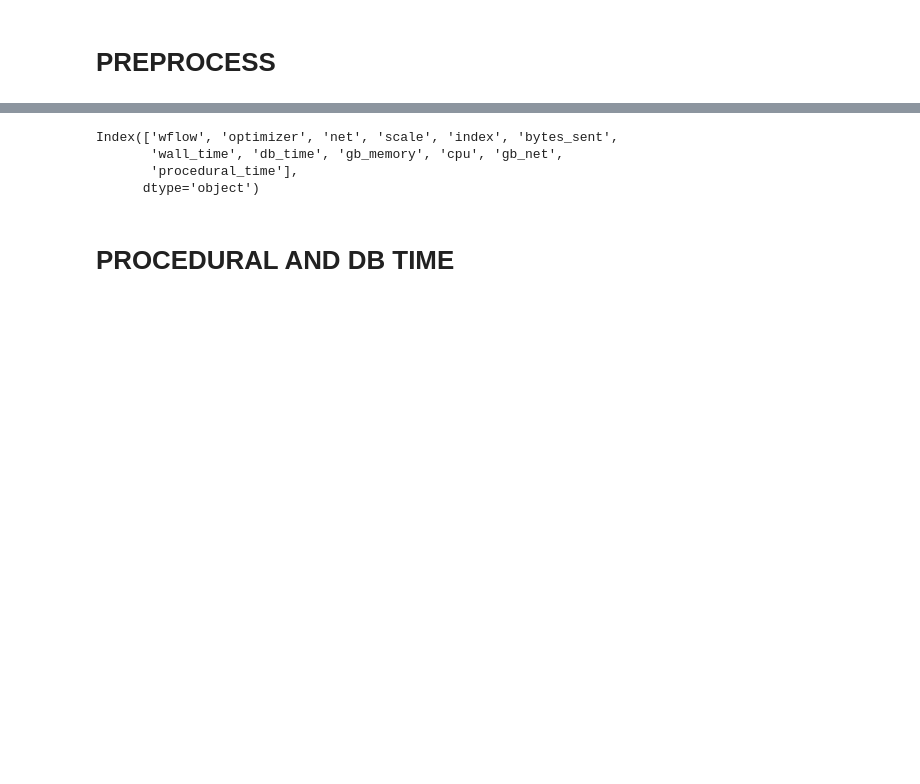
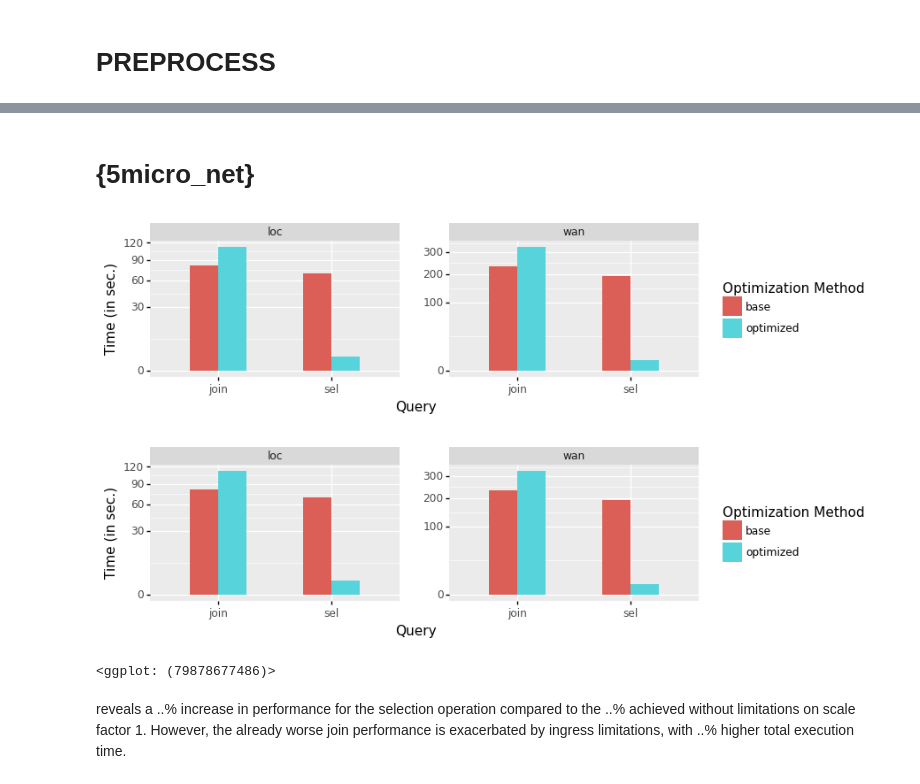
Before and after one commit to yoreei/p2d2, a Jupyter notebook: docs/5micro_net.ipynb, the cells around one changed output, grey strips where cells are left out. Saved outputs shown, nothing was run; the diff lists cells and outputs as text; code cells hidden in the pictures; blank space fills up the shorter version.

```diff
--- a/docs/5micro_net.ipynb
+++ b/docs/5micro_net.ipynb
@@ -64,16 +58,38 @@ interproc=micro.drop(columns=['rep'])
 # %%
-overview = interproc.groupby(by=factors).first().reset_index().drop(columns=['exitcode', 'snapshot_idx'])
-overview['scale'] = overview['scale'].astype('str')
+overview = df.groupby(by=factors).first().reset_index()
 overview.columns
+overview = overview[["wflow", "optimizer", "net", "shared_wall_time"]]
-# %% [output]
-Index(['wflow', 'optimizer', 'net', 'scale', 'index', 'bytes_sent',
-       'wall_time', 'db_time', 'gb_memory', 'cpu', 'gb_net',
-       'procedural_time'],
-      dtype='object')
-# %% [markdown]
-# PROCEDURAL AND DB TIME
+# %%
+plot_df = overview
+# %% [markdown]
+# {5micro_net}
+# %%
+plot_df["wflow"] = plot_df["wflow"].replace("micro_join.py", "join")
+plot_df["wflow"] = plot_df["wflow"].replace("micro_sel.py", "sel")
+plot_df["wflow"] = plot_df["wflow"].replace("micro_proj.py", "proj")
+plot_df["wflow"] = plot_df["wflow"].replace("micro_max.py", "max")
+# %%
+plot = (
+        ggplot(plot_df, aes('wflow', y='shared_wall_time', fill='optimizer'))
+        + geom_col(width = 0.5, position = "dodge")
+        #+ scale_fill_manual(values=cdict)
+        + scale_y_sqrt()
+        + labs(fill="Optimization Method")
+        + facet_wrap('~ net', scales='free_y', nrow=1, dir='v')
+        + xlab("Query")
+        + ylab("Time (in sec.)")
+       # + theme(figure_size=(8, 2))
+               #subplots_adjust={'hspace': 1, 'wspace': 0.25})
+        + theme(figure_size=(8, 2), subplots_adjust={'wspace': 0.20})
+    )
 # %%
-plot.save("specific-plots/5end_to_end.png")
+plot.save("specific-plots/5micro_net.png")
 matplot = plot.draw()
-tikzplotlib.save('specific-plots/5end_to_end.tikz', figure=matplot)
+tikzplotlib.save('specific-plots/5micro_net.tikz', figure=matplot)
 display(plot)
+# %% [output]
+[figure, added]
+[figure, added]
+<ggplot: (79878677486)>
+# %% [markdown]
+reveals a ..\% increase in performance for the selection operation compared to the ..\% achieved without limitations on scale factor 1. However, the already worse join performance is exacerbated by ingress limitations, with ..\% higher total execution time.
```
Also changed, not shown: parts of 16 cells of this notebook, 24 other files.
